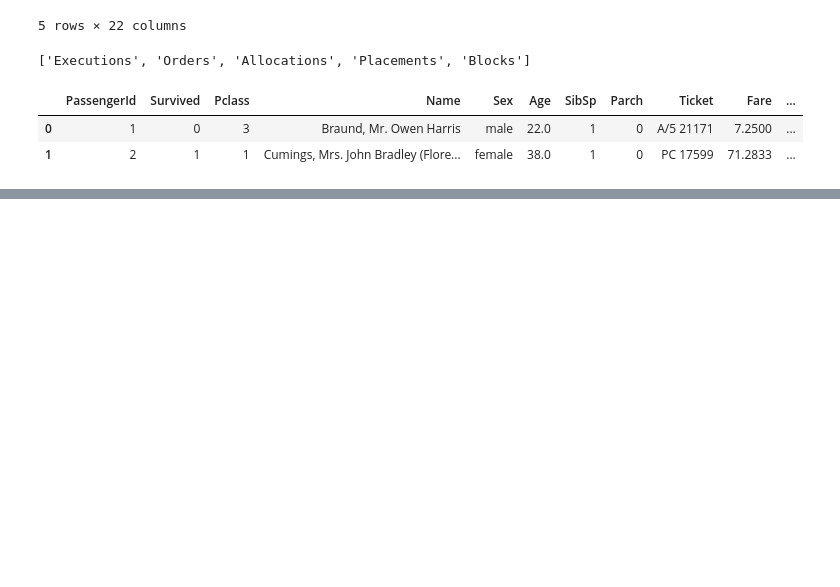
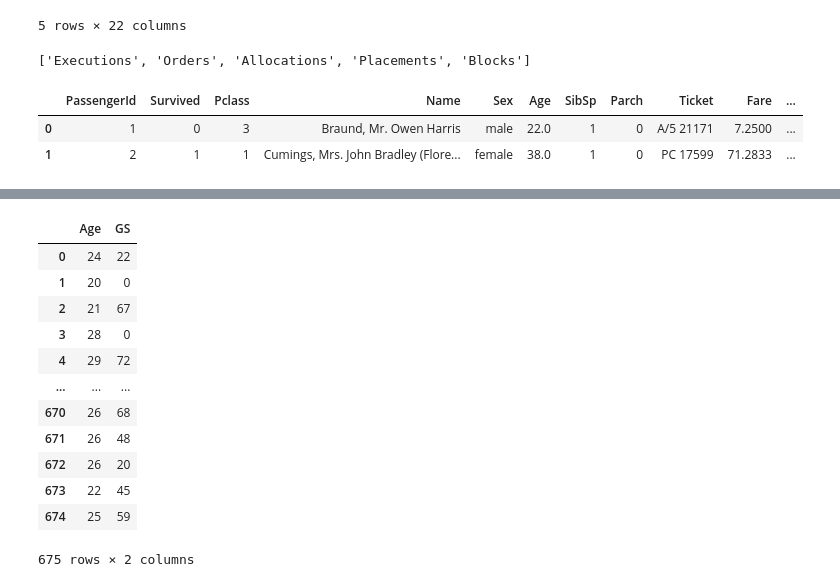
Before and after one commit to Madhugamidi14/Python_class, a Jupyter notebook: Python_Pandas.ipynb, the cells around one changed output, grey strips where cells are left out. Saved outputs shown, nothing was run; the diff lists cells and outputs as text; code cells hidden in the pictures; blank space fills up the shorter version.

```diff
--- a/Python_Pandas.ipynb
+++ b/Python_Pandas.ipynb
@@ -261,0 +332,16 @@ df4.head(4)
+# %%
+df1[['Age', 'GS']]
+# %% [output]
+|  | Age | GS |
+| 0 | 24 | 22 |
+| 1 | 20 | 0 |
+| 2 | 21 | 67 |
+| 3 | 28 | 0 |
+| 4 | 29 | 72 |
+| ... | ... | ... |
+| 670 | 26 | 68 |
+| 671 | 26 | 48 |
+| 672 | 26 | 20 |
+| 673 | 22 | 45 |
+| 674 | 25 | 59 |
+675 rows × 2 columns
```
Also changed, not shown: parts of 9 cells of this notebook, 1 other file.
